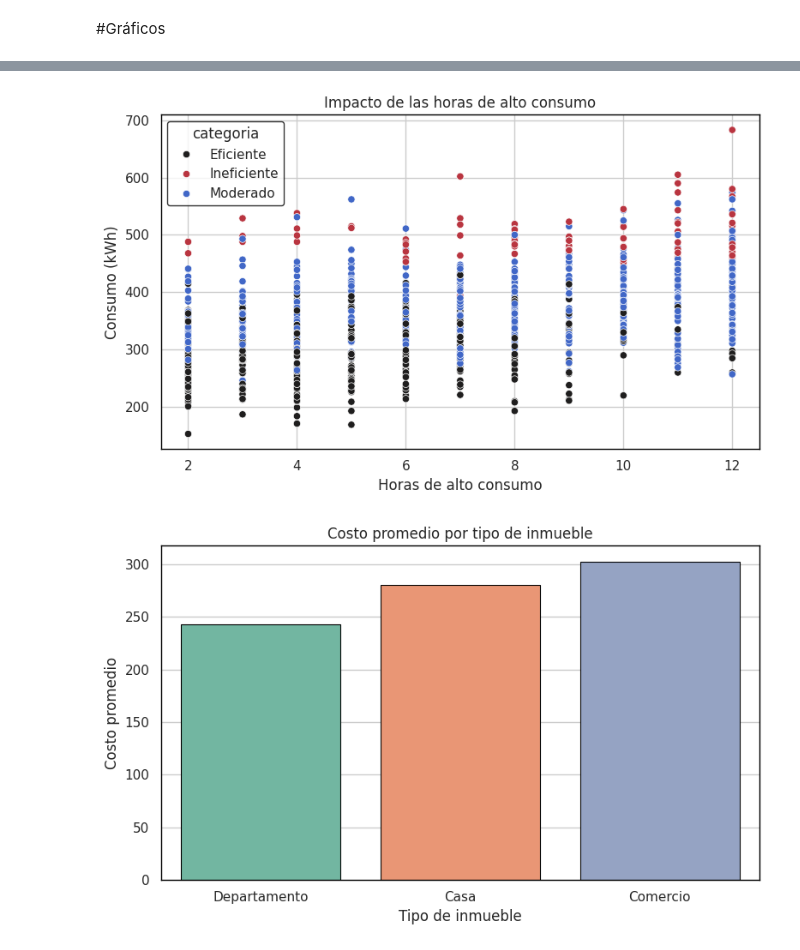
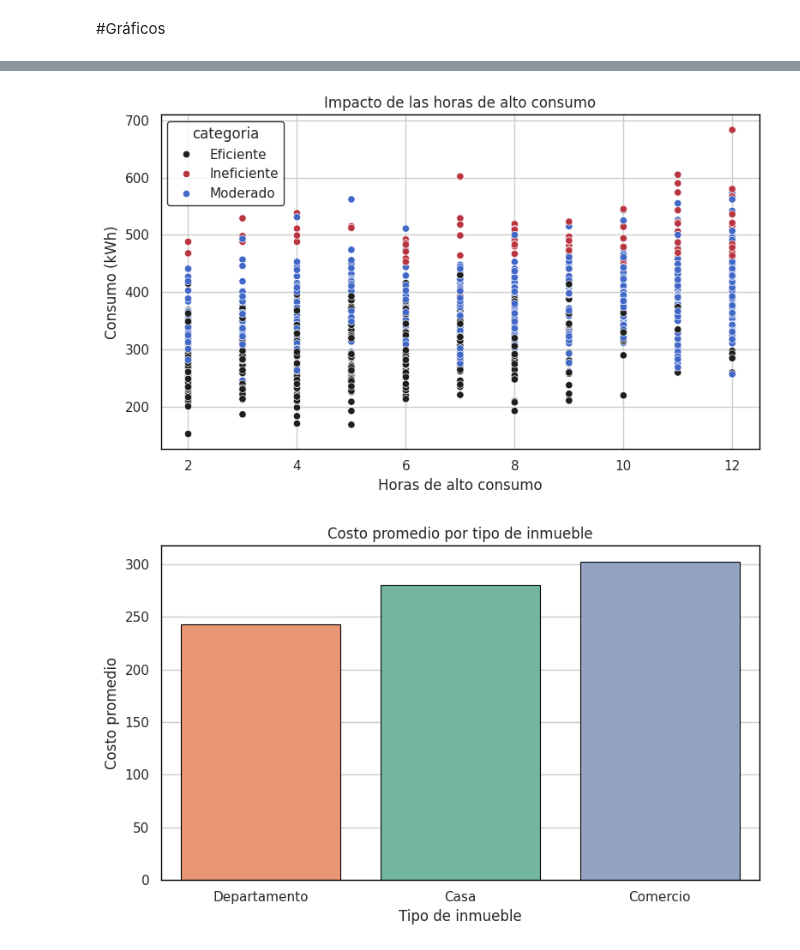
Before and after one commit to No-Country-simulation/G9-LATAM-TEAM-33, a Jupyter notebook: data-science/notebooks/EnergIA_Grupo33.ipynb, the cells around one changed output, grey strips where cells are left out. Saved outputs shown, nothing was run; the diff lists cells and outputs as text; code cells hidden in the pictures.

Commit message:
feat: Agregar paleta de colores para tipos de inmuebles

```diff
--- a/data-science/notebooks/EnergIA_Grupo33.ipynb
+++ b/data-science/notebooks/EnergIA_Grupo33.ipynb
@@ -524,20 +524,30 @@ COLOR_CMAP_CORRELACION = "coolwarm"
 COLOR_BORDE = "black"
 ANCHO_BORDE = 1
 
+# =============
+# CREAR PALETAS
+# =============
 
-# ============
-# CREAR PALETA
-# ============
-
-def crear_paleta(df):
+def crear_paleta_categoria(df):
     """
     Crea una paleta consistente para las categorías.
     """
 
     categorias = df["categoria"].value_counts().index
-    paleta = dict(zip(categorias, sns.color_palette(PALETA_BASE, len(categorias))))
+    paleta_categoria = dict(zip(categorias, sns.color_palette(PALETA_BASE, len(categorias))))
 
-    return categorias, paleta
+    return categorias, paleta_categoria
+
+
+def crear_paleta_tipo(df):
+    """
+    Crea una paleta consistente para los tipos de inmueble.
+    """
+
+    tipos = df["tipo_inmueble"].value_counts().index
+    paleta_tipo = dict(zip(tipos, sns.color_palette(PALETA_TIPO, len(tipos))))
+
+    return tipos, paleta_tipo
 
 # ===============
 # FORMATO GENERAL
@@ -599,7 +609,8 @@ def graficar(
 
 def funcion_graficos(df):
 
-    orden, paleta = crear_paleta(df)
+    orden_categoria, paleta_categoria = crear_paleta_categoria(df)
+    orden_tipo, paleta_tipo = crear_paleta_tipo(df)
 
     # ==========================
     # Distribución de categorías
@@ -614,8 +625,8 @@ def funcion_graficos(df):
         data=df,
         x="categoria",
         hue="categoria",
-        order=orden,
-        palette=paleta,
+        order=orden_categoria,
+        palette=paleta_categoria,
         edgecolor=COLOR_BORDE,
         linewidth=0.8
     )
@@ -640,7 +651,7 @@ def funcion_graficos(df):
         x="categoria",
         y="costo_estimado",
         hue="categoria",
-        palette=paleta,
+        palette=paleta_categoria,
         edgecolor=COLOR_BORDE,
         linewidth=0.8
     )
@@ -659,7 +670,7 @@ def funcion_graficos(df):
         x="cantidad_equipos",
         y="consumo_kwh",
         hue="categoria",
-        palette=paleta
+        palette=paleta_categoria
     )
 
     # ================================
@@ -676,7 +687,7 @@ def funcion_graficos(df):
         x="horas_alto_consumo",
         y="consumo_kwh",
         hue="categoria",
-        palette=paleta
+        palette=paleta_categoria
     )
 
     # ===================================
@@ -699,7 +710,9 @@ def funcion_graficos(df):
         x="tipo_inmueble",
         y="costo_estimado",
         hue="tipo_inmueble",
-        palette=PALETA_TIPO,
+        order=costo_tipo["tipo_inmueble"],
+        hue_order=orden_tipo,
+        palette=paleta_tipo,
         edgecolor=COLOR_BORDE,
         linewidth=0.8
     )
@@ -717,7 +730,9 @@ def funcion_graficos(df):
         data=df,
         x="categoria",
         hue="tipo_inmueble",
-        palette=PALETA_TIPO,
+        order=orden_categoria,
+        hue_order=orden_tipo,
+        palette=paleta_tipo,
         edgecolor=COLOR_BORDE,
         linewidth=0.8
     )
@@ -765,31 +780,31 @@ def funcion_graficos(df):
     )
 
     # =====================
     # Matriz de correlación
     # =====================
 
     correlacion = (
         df.select_dtypes(include=["int64", "float64"])
           .corr()
     )
 
     graficar(
         sns.heatmap,
         "Correlación entre variables",
         figsize=(8, 6),
         data=correlacion,
         annot=True,
         cmap=COLOR_CMAP_CORRELACION,
         fmt=".2f",
         linewidths=0.5,
         linecolor="white"
     )
 
 
 funcion_graficos(df)
 # %% [output]
 [figure]
 [figure]
 [figure]
 [figure]
-[figure, old version]
+[figure, new version]
```
Also changed, not shown: parts of 1 cell of this notebook, 1 other file.
